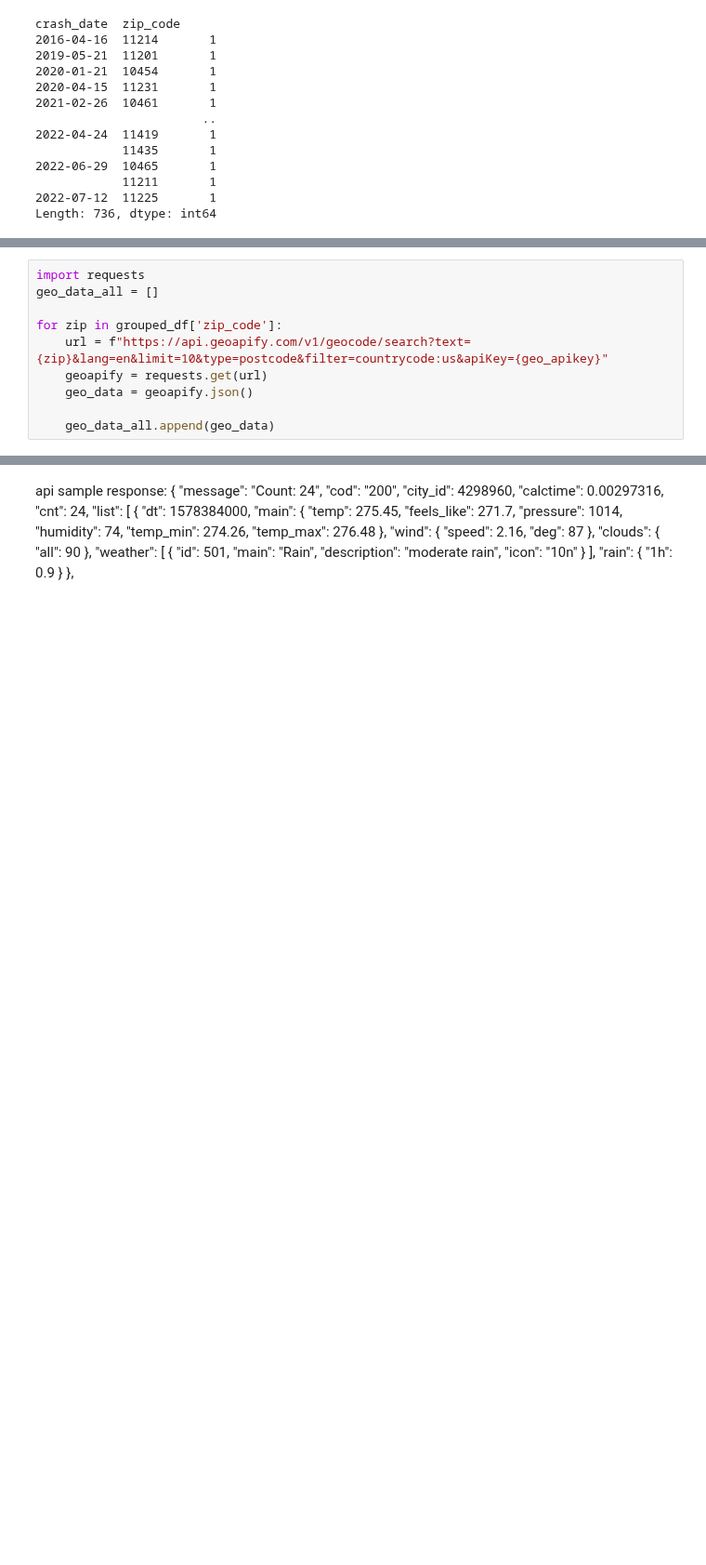
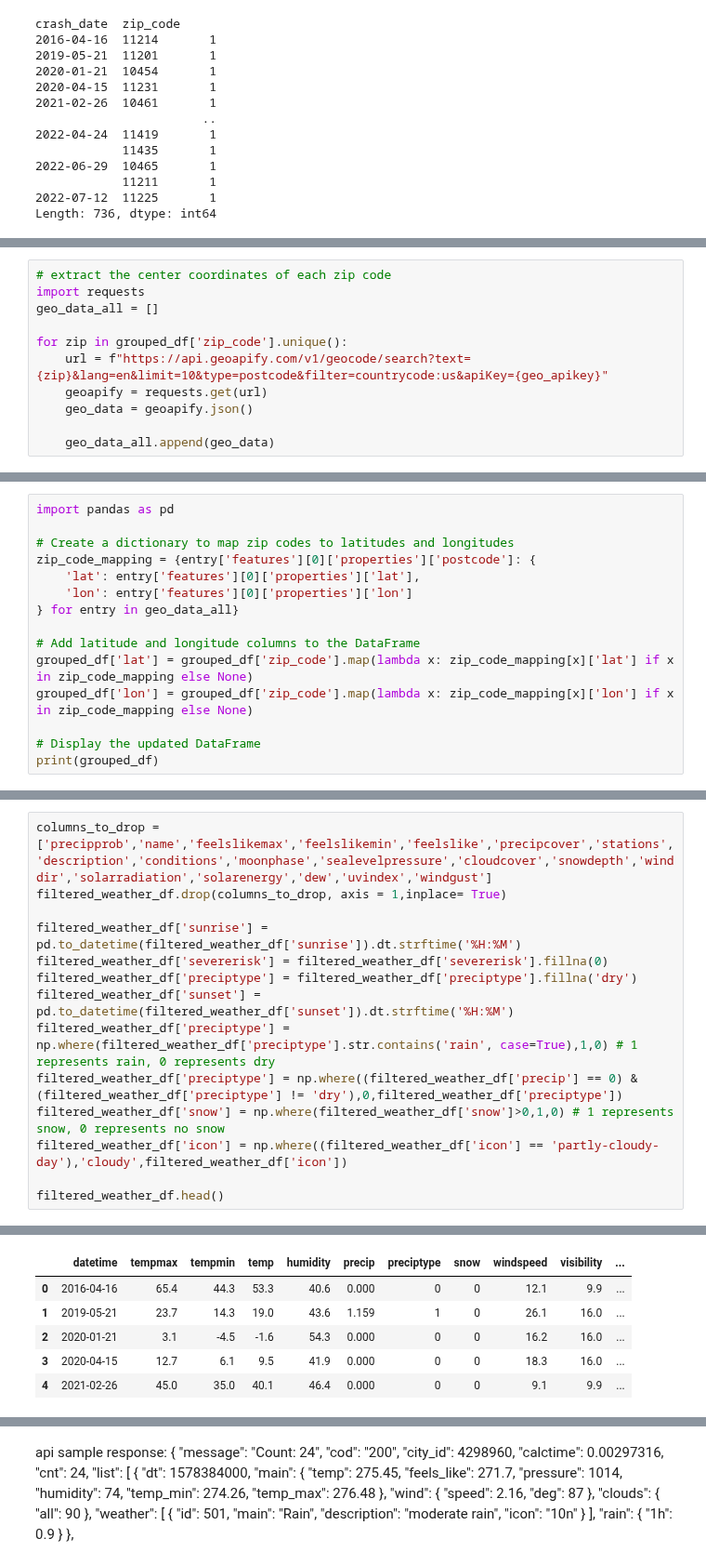
Before and after one commit to ReiannaLiu/MotorVehicleCollision, a Jupyter notebook: data_cleaning_process/weather.ipynb, the cells around one changed output, grey strips where cells are left out. Shown at 93% size. Drawn from its saved outputs; the diff is of its cells as text; blank space fills up the shorter version.

```diff
--- a/data_cleaning_process/weather.ipynb
+++ b/data_cleaning_process/weather.ipynb
@@ -50,8 +79,9 @@ SyntaxError: incomplete input (467623979.py, line 1)
 # %%
+# extract the center coordinates of each zip code
 import requests
 geo_data_all = []
 
-for zip in grouped_df['zip_code']:
+for zip in grouped_df['zip_code'].unique():
     url = f"https://api.geoapify.com/v1/geocode/search?text={zip}&lang=en&limit=10&type=postcode&filter=countrycode:us&apiKey={geo_apikey}"
     geoapify = requests.get(url)
     geo_data = geoapify.json()
@@ -94,0 +90,15 @@ def append_weather(df, lat, long):
+# %%
+import pandas as pd
+
+# Create a dictionary to map zip codes to latitudes and longitudes
+zip_code_mapping = {entry['features'][0]['properties']['postcode']: {
+    'lat': entry['features'][0]['properties']['lat'],
+    'lon': entry['features'][0]['properties']['lon']
+} for entry in geo_data_all}
+
+# Add latitude and longitude columns to the DataFrame
+grouped_df['lat'] = grouped_df['zip_code'].map(lambda x: zip_code_mapping[x]['lat'] if x in zip_code_mapping else None)
+grouped_df['lon'] = grouped_df['zip_code'].map(lambda x: zip_code_mapping[x]['lon'] if x in zip_code_mapping else None)
+
+# Display the updated DataFrame
+print(grouped_df)
@@ -94,0 +173,15 @@ def append_weather(df, lat, long):
+# %%
+columns_to_drop = ['precipprob','name','feelslikemax','feelslikemin','feelslike','precipcover','stations','description','conditions','moonphase','sealevelpressure','cloudcover','snowdepth','winddir','solarradiation','solarenergy','dew','uvindex','windgust']
+filtered_weather_df.drop(columns_to_drop, axis = 1,inplace= True)
+
+filtered_weather_df['sunrise'] = pd.to_datetime(filtered_weather_df['sunrise']).dt.strftime('%H:%M')
+filtered_weather_df['severerisk'] = filtered_weather_df['severerisk'].fillna(0)
+filtered_weather_df['preciptype'] = filtered_weather_df['preciptype'].fillna('dry')
+filtered_weather_df['sunset'] = pd.to_datetime(filtered_weather_df['sunset']).dt.strftime('%H:%M')
+filtered_weather_df['preciptype'] = np.where(filtered_weather_df['preciptype'].str.contains('rain', case=True),1,0) # 1 represents rain, 0 represents dry
+filtered_weather_df['preciptype'] = np.where((filtered_weather_df['precip'] == 0) & (filtered_weather_df['preciptype'] != 'dry'),0,filtered_weather_df['preciptype'])
+filtered_weather_df['snow'] = np.where(filtered_weather_df['snow']>0,1,0) # 1 represents snow, 0 represents no snow
+filtered_weather_df['icon'] = np.where((filtered_weather_df['icon'] == 'partly-cloudy-day'),'cloudy',filtered_weather_df['icon'])
+
+filtered_weather_df.head()
+# %% [output]
@@ -94,0 +205,6 @@ def append_weather(df, lat, long):
+|  | datetime | tempmax | tempmin | temp | humidity | precip | preciptype | snow | windspeed | visibility | ... |
+| 0 | 2016-04-16 | 65.4 | 44.3 | 53.3 | 40.6 | 0.000 | 0 | 0 | 12.1 | 9.9 | ... |
+| 1 | 2019-05-21 | 23.7 | 14.3 | 19.0 | 43.6 | 1.159 | 1 | 0 | 26.1 | 16.0 | ... |
+| 2 | 2020-01-21 | 3.1 | -4.5 | -1.6 | 54.3 | 0.000 | 0 | 0 | 16.2 | 16.0 | ... |
+| 3 | 2020-04-15 | 12.7 | 6.1 | 9.5 | 41.9 | 0.000 | 0 | 0 | 18.3 | 16.0 | ... |
+| 4 | 2021-02-26 | 45.0 | 35.0 | 40.1 | 46.4 | 0.000 | 0 | 0 | 9.1 | 9.9 | ... |
```
Also changed, not shown: parts of 18 cells of this notebook, 2 other files.
